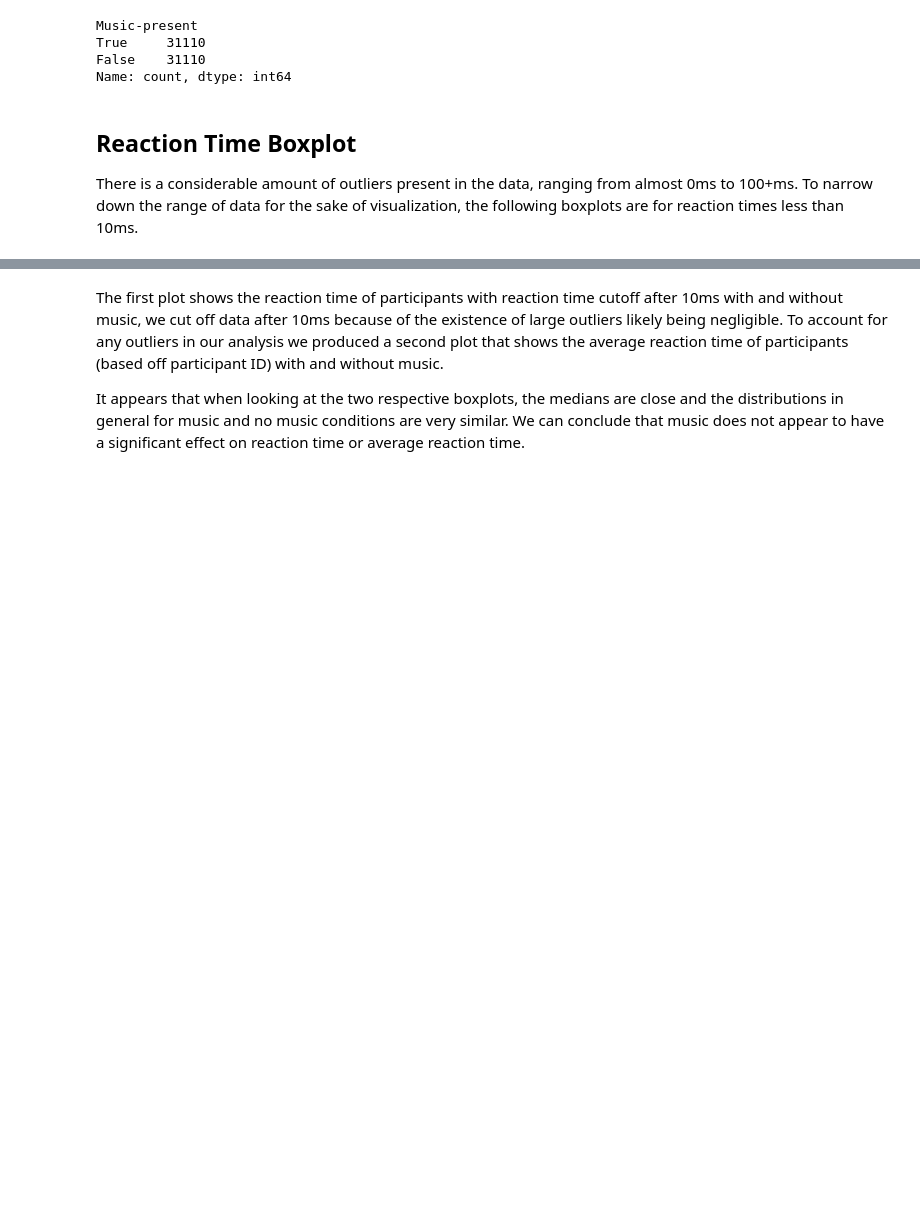
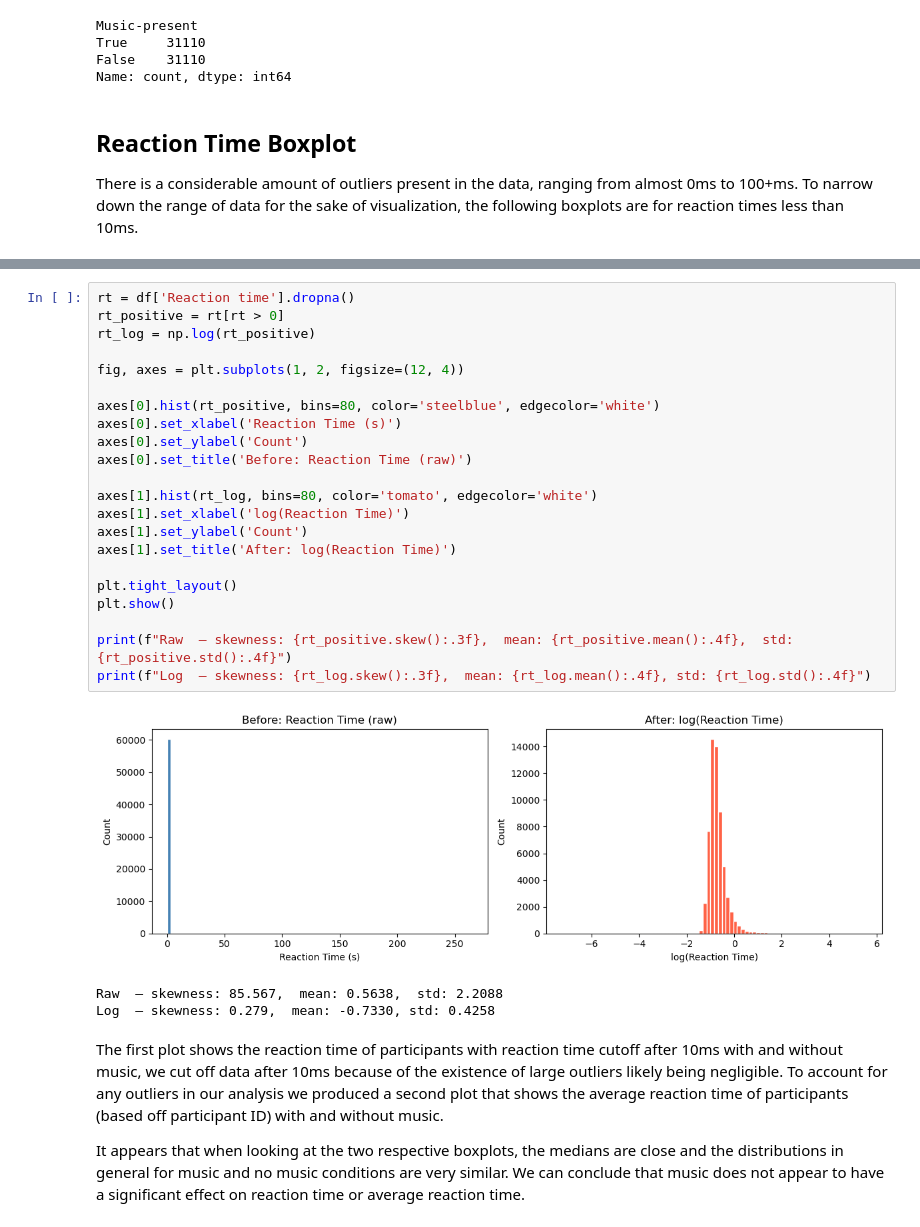
Before and after one commit to COGS108/Group-SP26-097, a Jupyter notebook: modules/eda_notebooks/kl_eda.ipynb, the cells around one changed output, grey strips where cells are left out. Drawn from its saved outputs; the diff is of its cells as text; blank space fills up the shorter version.

```diff
--- a/modules/eda_notebooks/kl_eda.ipynb
+++ b/modules/eda_notebooks/kl_eda.ipynb
@@ -114,3 +118,29 @@ plt.show()
+# %%
+rt = df['Reaction time'].dropna()
+rt_positive = rt[rt > 0]
+rt_log = np.log(rt_positive)
+
+fig, axes = plt.subplots(1, 2, figsize=(12, 4))
+
+axes[0].hist(rt_positive, bins=80, color='steelblue', edgecolor='white')
+axes[0].set_xlabel('Reaction Time (s)')
+axes[0].set_ylabel('Count')
+axes[0].set_title('Before: Reaction Time (raw)')
+
+axes[1].hist(rt_log, bins=80, color='tomato', edgecolor='white')
+axes[1].set_xlabel('log(Reaction Time)')
+axes[1].set_ylabel('Count')
+axes[1].set_title('After: log(Reaction Time)')
+
+plt.tight_layout()
+plt.show()
+
+print(f"Raw  — skewness: {rt_positive.skew():.3f},  mean: {rt_positive.mean():.4f},  std: {rt_positive.std():.4f}")
+print(f"Log  — skewness: {rt_log.skew():.3f},  mean: {rt_log.mean():.4f}, std: {rt_log.std():.4f}")
+# %% [output]
+[figure, added]
+Raw  — skewness: 85.567,  mean: 0.5638,  std: 2.2088
+Log  — skewness: 0.279,  mean: -0.7330, std: 0.4258
 # %% [markdown]
 The first plot shows the reaction time of participants with reaction time cutoff after 10ms with and without music, we cut off data after 10ms because of the existence of large outliers likely being negligible. To account for any outliers in our analysis we produced a second plot that shows the average reaction time of participants (based off participant ID) with and without music.
 
```
Also changed, not shown: parts of 23 cells of this notebook, 9 other files.
